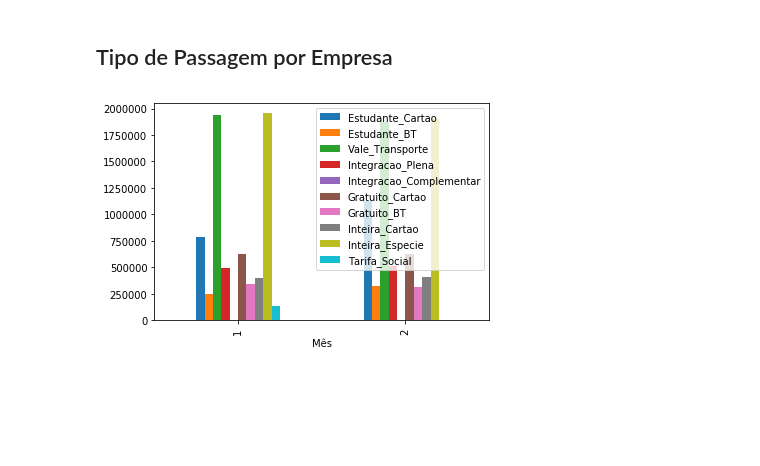
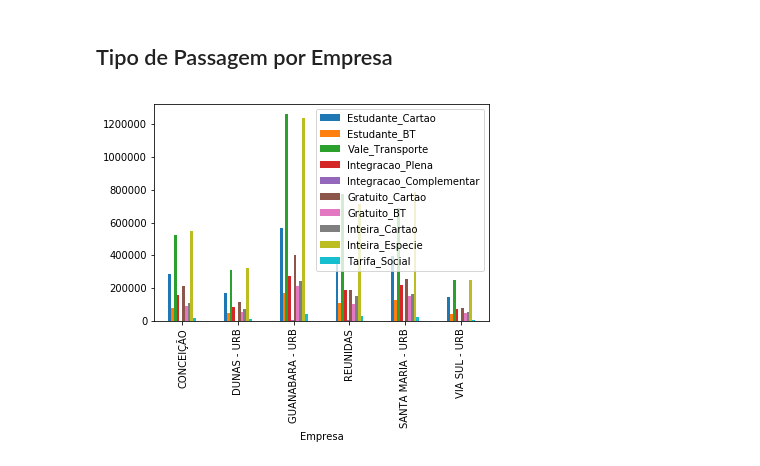
Before and after one commit to georgemaia/dadosabertos-mobilidade-rn-natal, a Jupyter notebook: Bilhetagem_Eletrônica-2019-Analitico.ipynb, the cells around one changed output. Cells and saved outputs as stored; diff of their text form; code cells hidden in the pictures; blank space fills up the shorter version.

```diff
--- a/Bilhetagem_Eletrônica-2019-Analitico.ipynb
+++ b/Bilhetagem_Eletrônica-2019-Analitico.ipynb
@@ -199,7 +209,8 @@ plt.show()
 # %% [markdown]
 ## Tipo de Passagem por Empresa
 # %%
+new_df = df.groupby(['Empresa']).sum()
 new_df[['Estudante_Cartao', 'Estudante_BT', 'Vale_Transporte', 'Integracao_Plena', 'Integracao_Complementar', 'Gratuito_Cartao', 'Gratuito_BT', 'Inteira_Cartao', 'Inteira_Especie','Tarifa_Social']].plot.bar()
 plt.show()
 # %% [output]
-[figure, old version]
+[figure, new version]
```
Also changed, not shown: parts of 4 cells of this notebook, 1 other file.
